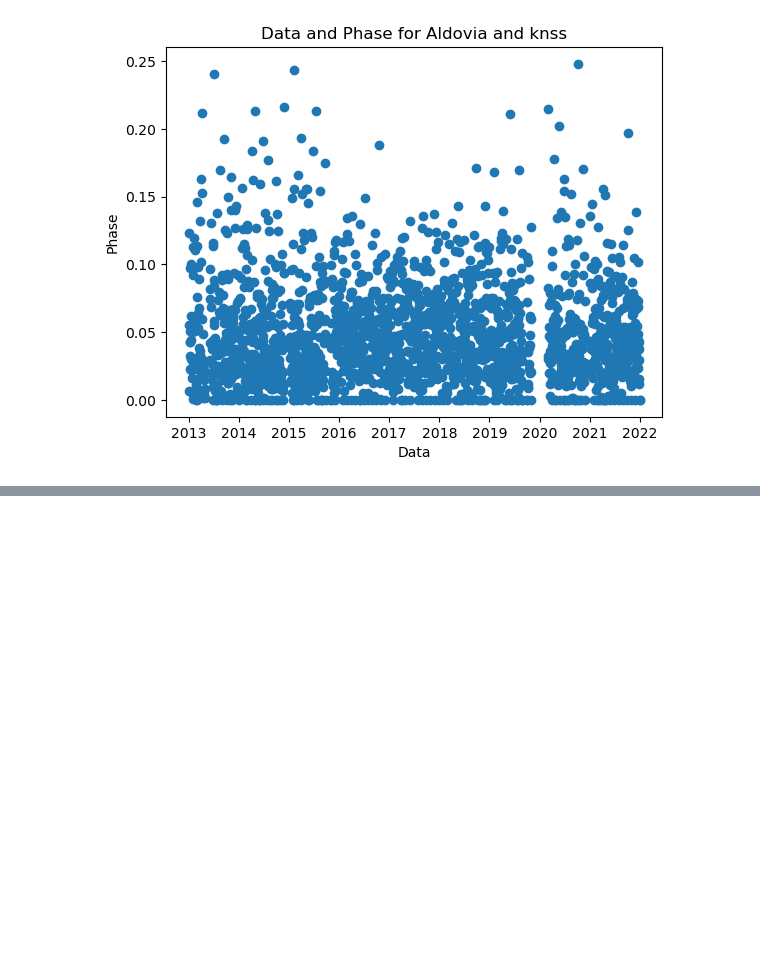
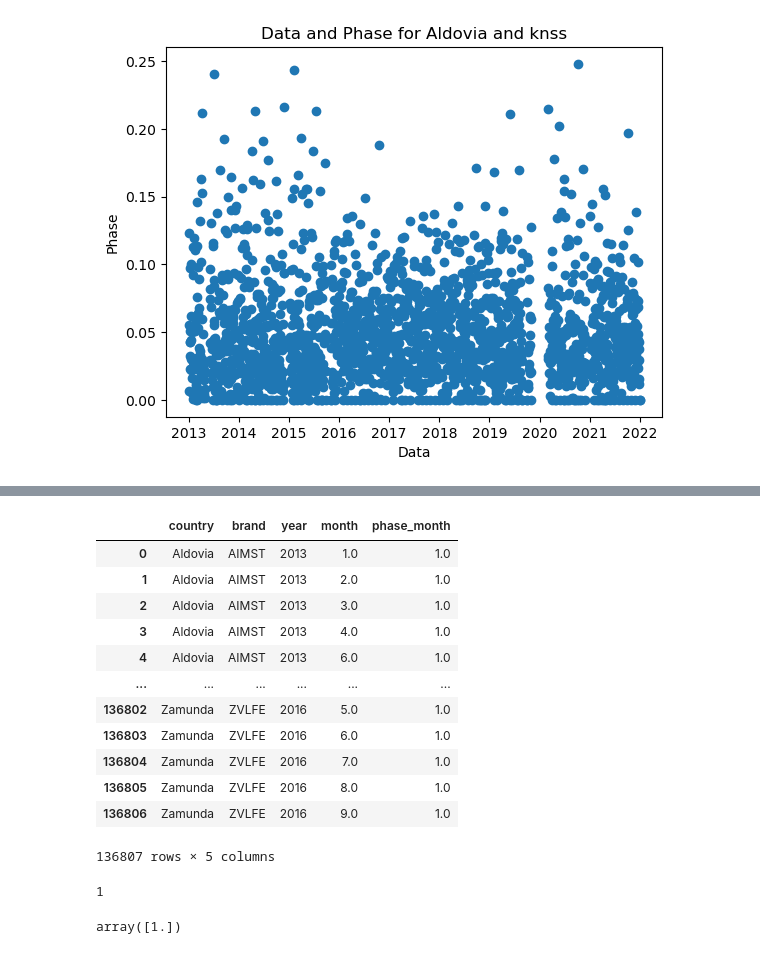
Before and after one commit to debsankarde/Novartis-datathon-2023, a Jupyter notebook: data_submission/eda.ipynb, the cells around one changed output, grey strips where cells are left out. Cells and saved outputs as stored; diff of their text form; code cells hidden in the pictures; blank space fills up the shorter version.

```diff
--- a/data_submission/eda.ipynb
+++ b/data_submission/eda.ipynb
@@ -136,0 +164,3 @@ plt.show()
+# %%
+df['year'] = df['date'].dt.year
+df
@@ -136,0 +183,6 @@ plt.show()
+# %%
+df_phase = df.groupby(['country', 'brand', 'year', 'month']).agg({'phase': 'sum'})
+# Rename the aggregated column
+df_phase = df_phase.rename(columns={'phase': 'phase_month'})
+df_phase['phase_month'] = df_phase['phase_month'].round(2)
+df_phase
@@ -136,0 +204,25 @@ plt.show()
+# %%
+df_phase = df_phase.reset_index()
+df_phase
+# %% [output]
+|  | country | brand | year | month | phase_month |
+| 0 | Aldovia | AIMST | 2013 | 1.0 | 1.0 |
+| 1 | Aldovia | AIMST | 2013 | 2.0 | 1.0 |
+| 2 | Aldovia | AIMST | 2013 | 3.0 | 1.0 |
+| 3 | Aldovia | AIMST | 2013 | 4.0 | 1.0 |
+| 4 | Aldovia | AIMST | 2013 | 6.0 | 1.0 |
+| ... | ... | ... | ... | ... | ... |
+| 136802 | Zamunda | ZVLFE | 2016 | 5.0 | 1.0 |
+| 136803 | Zamunda | ZVLFE | 2016 | 6.0 | 1.0 |
+| 136804 | Zamunda | ZVLFE | 2016 | 7.0 | 1.0 |
+| 136805 | Zamunda | ZVLFE | 2016 | 8.0 | 1.0 |
+| 136806 | Zamunda | ZVLFE | 2016 | 9.0 | 1.0 |
+136807 rows × 5 columns
+# %%
+len(df_phase['phase_month'].unique())
+# %% [output]
+1
+# %%
+df_phase['phase_month'].unique()
+# %% [output]
+array([1.])
```
Also changed, not shown: parts of 7 cells of this notebook.
